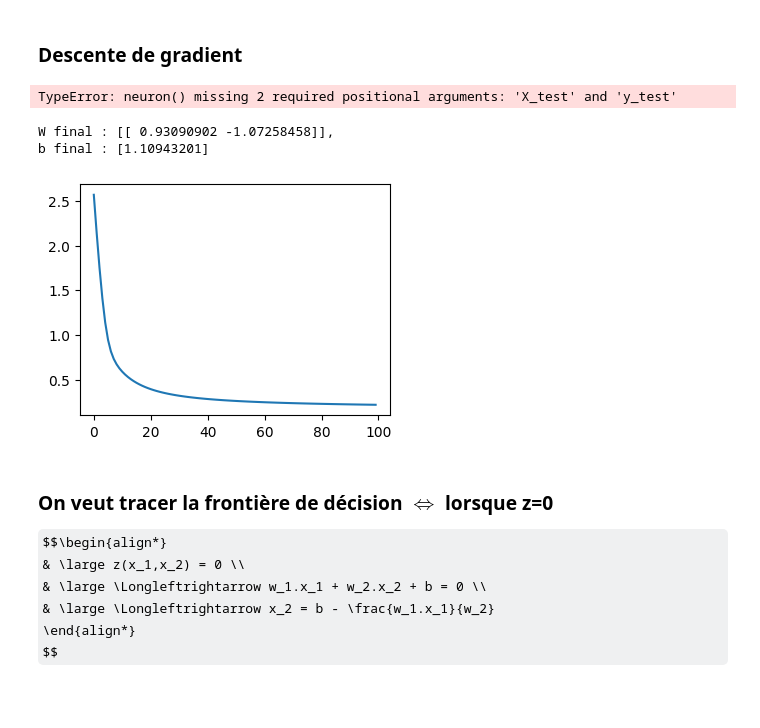
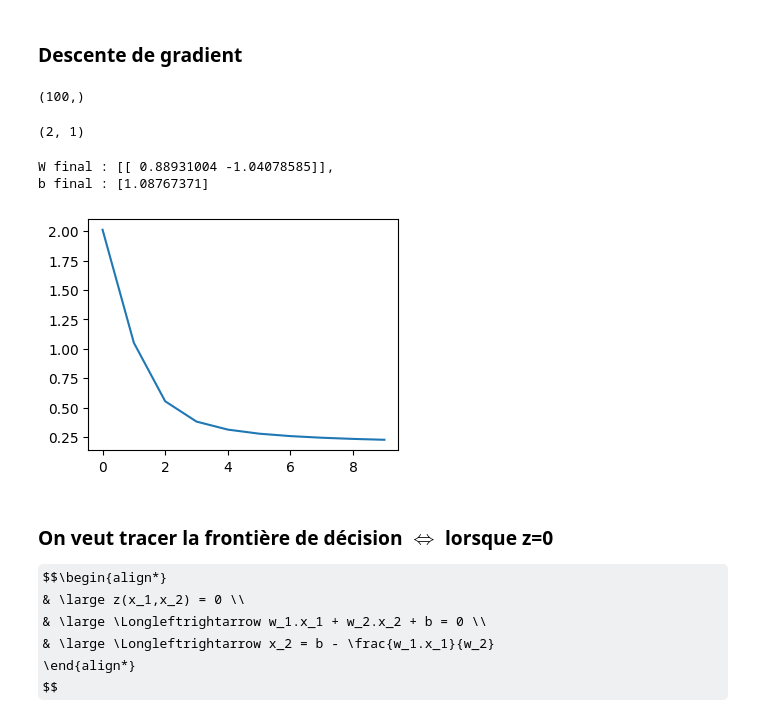
Before and after one commit to hadisql/deep_learning, a Jupyter notebook: deep_learning_1.ipynb, the cells around one changed output. Saved outputs shown, nothing was run; the diff lists cells and outputs as text; code cells hidden in the pictures; some formulas as TeX source.

```diff
--- a/deep_learning_1.ipynb
+++ b/deep_learning_1.ipynb
@@ -77,6 +77,31 @@ def gradients(X,A,y):
 def predict(X,W,b):
     A = model(X,W,b)
     return A >= 0.5
+# %%
+from sklearn.metrics import accuracy_score
+from tqdm import tqdm
+
+def neuron_example(X_train, y_train, learning_rate=0.1, n_epochs=100):
+
+    W, b = initialisation(X_train)
+    loss_test = []
+    loss_train = []
+    accuracy_hist_train = []
+    accuracy_hist_test = []
+    for i in tqdm(range(n_epochs)):
+        A = model(X_train,W,b)
+        #calcul des gradients:
+        dW, db = gradients(X_train,A,y_train)
+        #update des gradients:
+        W -= learning_rate * dW
+        b -= learning_rate * db
+        #calcul du coût et de l'accuracy, tous les 10 pas:
+        if i % 10 == 0:
+            # Train
+            accuracy_hist_train.append(accuracy_score(y_train,predict(X_train,W,b)))
+            loss_train.append(log_loss(A,y_train))
+
+    return W,b,loss_train
 # %% [markdown]
 ### Descente de gradient
 # %%
@@ -125,18 +150,24 @@ def neuron(X_train, y_train, X_test, y_test, learning_rate=0.1, n_epochs=100):
 
     return W,b,loss_train
 # %%
-Wfinal,bfinal,Lossfinal = neuron(X,y)
+Wfinal,bfinal,Lossfinal = neuron_example(X,y)
-# %% [output]
-TypeError: neuron() missing 2 required positional arguments: 'X_test' and 'y_test'
+# %%
+X[:,0].shape
+# %% [output]
+(100,)
+# %%
+Wfinal.shape
+# %% [output]
+(2, 1)
 # %%
 print(f"W final : {Wfinal.T},\nb final : {bfinal}")
 plt.figure(figsize=(4,3))
-plt.plot(range(100),Lossfinal)
+plt.plot(range(10), Lossfinal)
 plt.show()
 # %% [output]
-W final : [[ 0.93090902 -1.07258458]],
-b final : [1.10943201]
+W final : [[ 0.88931004 -1.04078585]],
+b final : [1.08767371]
-[figure, old version]
+[figure, new version]
 # %% [markdown]
 ### On veut tracer la frontière de décision $\Longleftrightarrow$ lorsque z=0
 $$\begin{align*}
```
Also changed, not shown: parts of 2 cells of this notebook, 2 other files.
